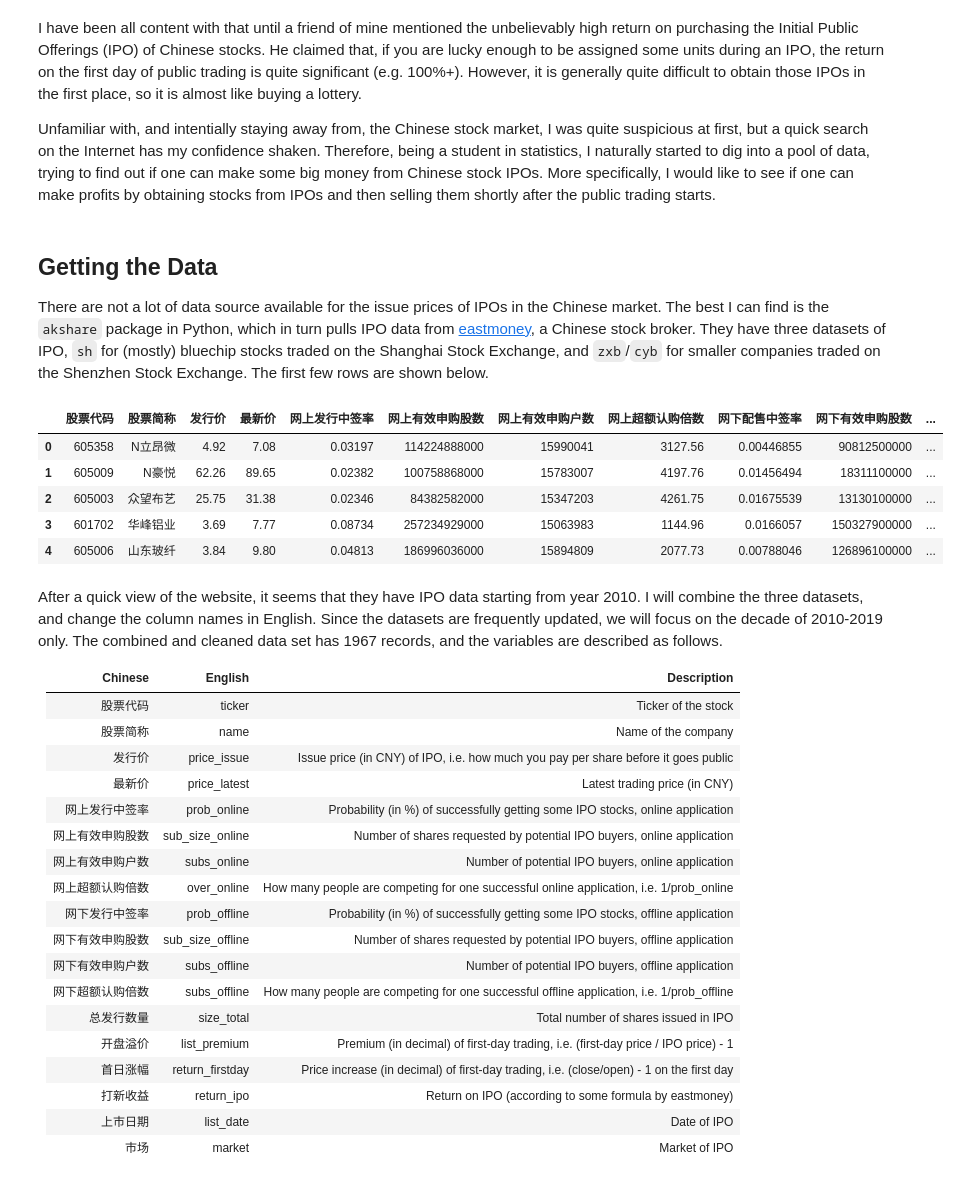
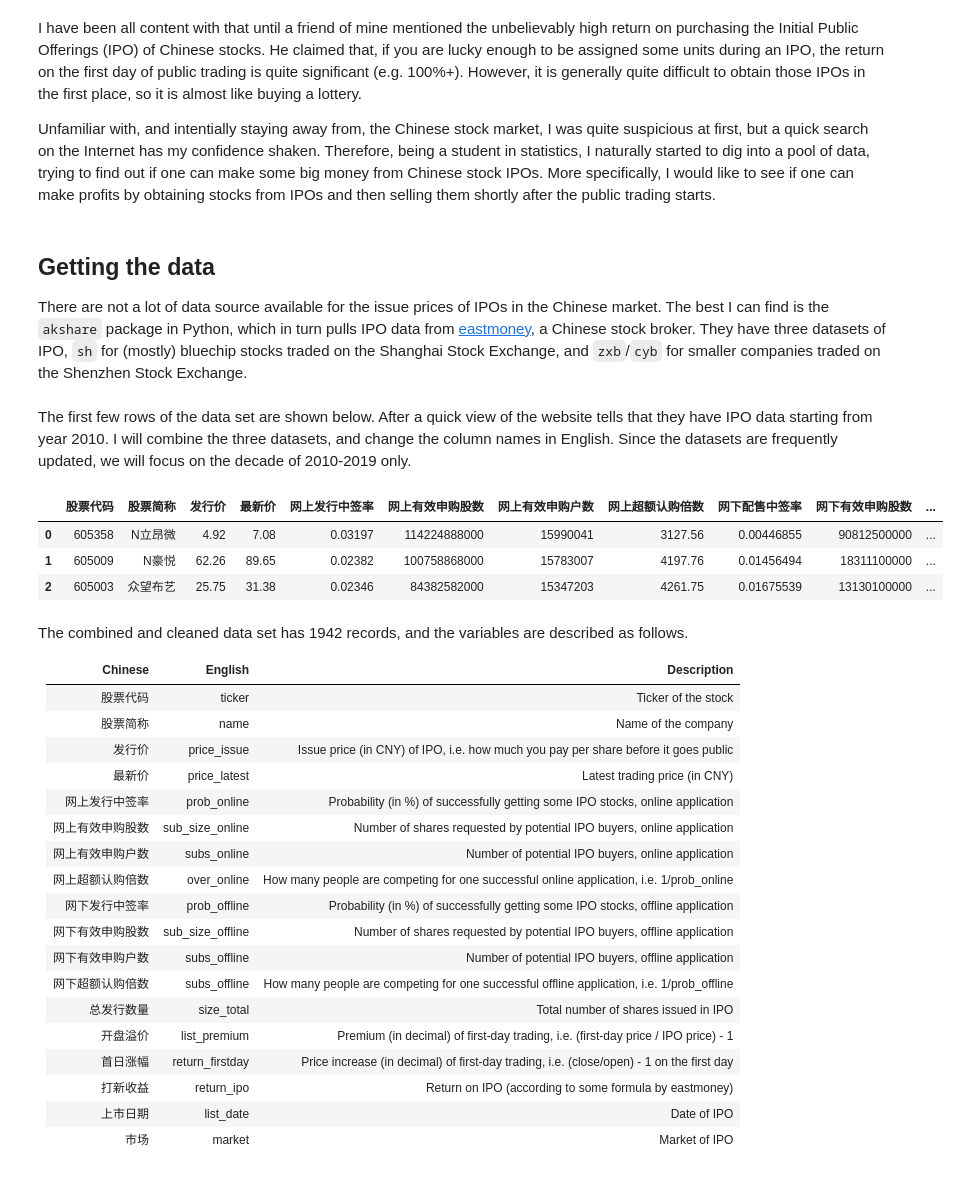
Before and after one commit to sparktseung/Chinese-IPO, a Jupyter notebook: Chinese-IPO.ipynb, the cells around one changed output. Drawn from its saved outputs; the diff is of its cells as text; code cells hidden in the pictures.

Commit message:
Finished data cleaning

```diff
--- a/Chinese-IPO.ipynb
+++ b/Chinese-IPO.ipynb
@@ -15,6 +15,6 @@ I have been all content with that until a friend of mine mentioned the unbelieva
 
 Unfamiliar with, and intentially staying away from, the Chinese stock market, I was quite suspicious at first, but a quick search on the Internet has my confidence shaken. Therefore, being a student in statistics, I naturally started to dig into a pool of data, trying to find out if one can make some big money from Chinese stock IPOs. More specifically, I would like to see if one can make profits by obtaining stocks from IPOs and then selling them shortly after the public trading starts.
 # %% [markdown]
-## Getting the Data
+## Getting the data
 
-There are not a lot of data source available for the issue prices of IPOs in the Chinese market. The best I can find is the `akshare` package in Python, which in turn pulls IPO data from [eastmoney](http://data.eastmoney.com/xg/xg/dxsyl.html), a Chinese stock broker. They have three datasets of IPO, `sh` for (mostly) bluechip stocks traded on the Shanghai Stock Exchange, and `zxb`/`cyb` for smaller companies traded on the Shenzhen Stock Exchange. The first few rows are shown below.
+There are not a lot of data source available for the issue prices of IPOs in the Chinese market. The best I can find is the `akshare` package in Python, which in turn pulls IPO data from [eastmoney](http://data.eastmoney.com/xg/xg/dxsyl.html), a Chinese stock broker. They have three datasets of IPO, `sh` for (mostly) bluechip stocks traded on the Shanghai Stock Exchange, and `zxb`/`cyb` for smaller companies traded on the Shenzhen Stock Exchange.
@@ -40,15 +34,15 @@ ipo_shzb_df = ak.stock_em_dxsyl(market="上海主板")
 # Mostly smaller companies
 ipo_szzx_df = ak.stock_em_dxsyl(market="中小板")
 ipo_szcy_df = ak.stock_em_dxsyl(market="创业板")
+# %% [markdown]
+The first few rows of the data set are shown below. After a quick view of the website tells that they have IPO data starting from year 2010. I will combine the three datasets, and change the column names in English. Since the datasets are frequently updated, we will focus on the decade of 2010-2019 only.
 # %%
-ipo_shzb_df.head()
+ipo_shzb_df.head(3)
 # %% [output]
 |  | 股票代码 | 股票简称 | 发行价 | 最新价 | 网上发行中签率 | 网上有效申购股数 | 网上有效申购户数 | 网上超额认购倍数 | 网下配售中签率 | 网下有效申购股数 | ... |
 | 0 | 605358 | N立昂微 | 4.92 | 7.08 | 0.03197 | 114224888000 | 15990041 | 3127.56 | 0.00446855 | 90812500000 | ... |
 | 1 | 605009 | N豪悦 | 62.26 | 89.65 | 0.02382 | 100758868000 | 15783007 | 4197.76 | 0.01456494 | 18311100000 | ... |
 | 2 | 605003 | 众望布艺 | 25.75 | 31.38 | 0.02346 | 84382582000 | 15347203 | 4261.75 | 0.01675539 | 13130100000 | ... |
-| 3 | 601702 | 华峰铝业 | 3.69 | 7.77 | 0.08734 | 257234929000 | 15063983 | 1144.96 | 0.0166057 | 150327900000 | ... |
-| 4 | 605006 | 山东玻纤 | 3.84 | 9.80 | 0.04813 | 186996036000 | 15894809 | 2077.73 | 0.00788046 | 126896100000 | ... |
 # %%
 # Combine three datasets
 ipo_df = pd.concat([ipo_shzb_df, ipo_szzx_df, ipo_szcy_df], ignore_index = True, sort = False)
@@ -71,5 +69,5 @@ ipo_df.drop(drop_idx , inplace = True)
 # %% [markdown]
-After a quick view of the website, it seems that they have IPO data starting from year 2010. I will combine the three datasets, and change the column names in English. Since the datasets are frequently updated, we will focus on the decade of 2010-2019 only. The combined and cleaned data set has 1967 records, and the variables are described as follows.
+The combined and cleaned data set has 1942 records, and the variables are described as follows.
 
 | Chinese          | English          | Description                                                                               |
 |:------------------|:------------------|:-------------------------------------------------------------------------------------------|
```
Also changed, not shown: parts of 16 cells of this notebook, 4 other files.
